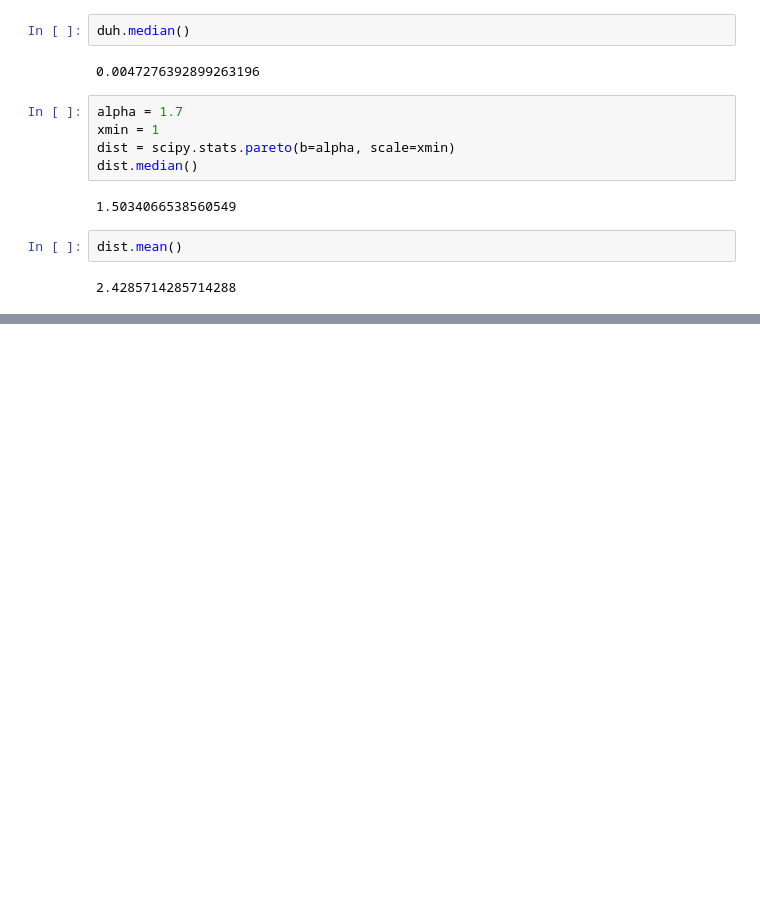
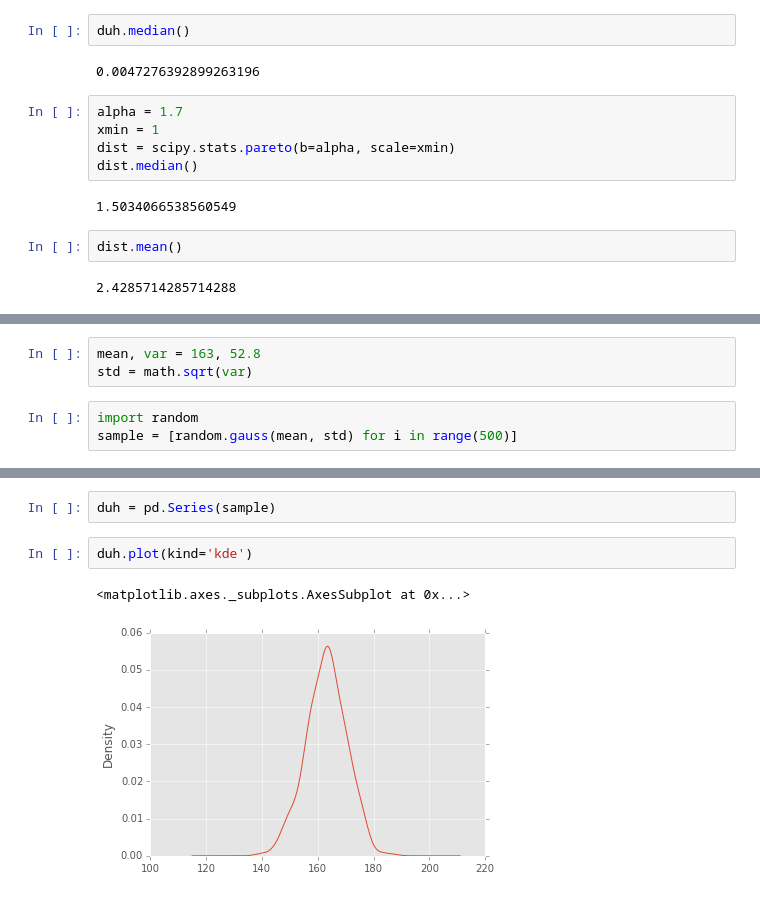
Before and after one commit to doolingdavid/ThinkStats2, a Jupyter notebook: code/notes.ipynb, the cells around one changed output, grey strips where cells are left out. Drawn from its saved outputs; the diff is of its cells as text; blank space fills up the shorter version.

```diff
--- a/code/notes.ipynb
+++ b/code/notes.ipynb
@@ -2214,0 +2331,6 @@ dist.mean()
+# %%
+mean, var = 163, 52.8
+std = math.sqrt(var)
+# %%
+import random
+sample = [random.gauss(mean, std) for i in range(500)]
@@ -2214,0 +2345,7 @@ dist.mean()
+# %%
+duh = pd.Series(sample)
+# %%
+duh.plot(kind='kde')
+# %% [output]
+<matplotlib.axes._subplots.AxesSubplot at 0x...>
+[figure, added]
```
Also changed, not shown: parts of 22 cells of this notebook.
